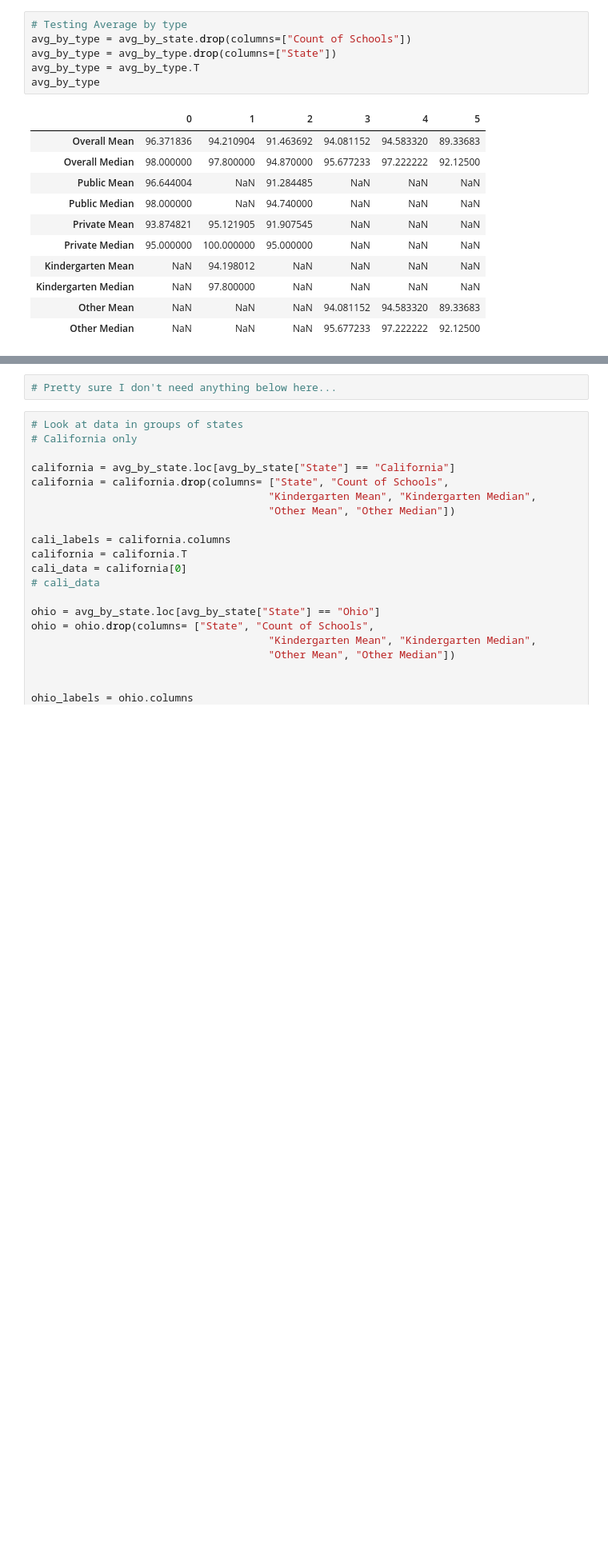
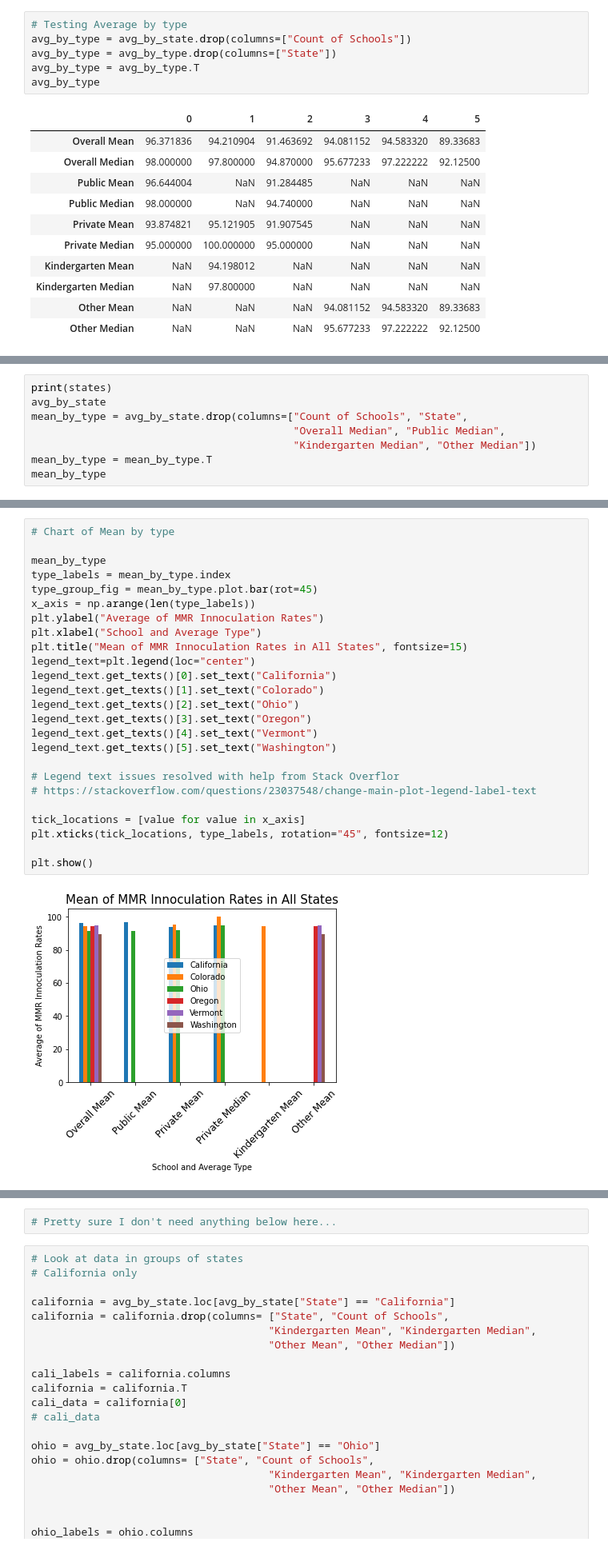
Before and after one commit to mel-c-lowe/UMN_Bootcamp_Project_One, a Jupyter notebook: MMR Vaccinations Trends.ipynb, the cells around one changed output, grey strips where cells are left out. Shown at 80% size. Cells and saved outputs as stored; diff of their text form; blank space fills up the shorter version.

```diff
--- a/MMR Vaccinations Trends.ipynb
+++ b/MMR Vaccinations Trends.ipynb
@@ -406,0 +414,8 @@ plt.show()
+# %%
+print(states)
+avg_by_state
+mean_by_type = avg_by_state.drop(columns=["Count of Schools", "State",
+                                          "Overall Median", "Public Median",
+                                          "Kindergarten Median", "Other Median"])
+mean_by_type = mean_by_type.T
+mean_by_type
@@ -406,0 +431,27 @@ plt.show()
+# %%
+# Chart of Mean by type
+
+mean_by_type
+type_labels = mean_by_type.index
+type_group_fig = mean_by_type.plot.bar(rot=45)
+x_axis = np.arange(len(type_labels))
+plt.ylabel("Average of MMR Innoculation Rates")
+plt.xlabel("School and Average Type")
+plt.title("Mean of MMR Innoculation Rates in All States", fontsize=15)
+legend_text=plt.legend(loc="center")
+legend_text.get_texts()[0].set_text("California")
+legend_text.get_texts()[1].set_text("Colorado")
+legend_text.get_texts()[2].set_text("Ohio")
+legend_text.get_texts()[3].set_text("Oregon")
+legend_text.get_texts()[4].set_text("Vermont")
+legend_text.get_texts()[5].set_text("Washington")
+
+# Legend text issues resolved with help from Stack Overflor
+# https://stackoverflow.com/questions/23037548/change-main-plot-legend-label-text
+
+tick_locations = [value for value in x_axis]
+plt.xticks(tick_locations, type_labels, rotation="45", fontsize=12)
+
+plt.show()
+# %% [output]
+[figure, added]
```
Also changed, not shown: parts of 3 cells of this notebook.
